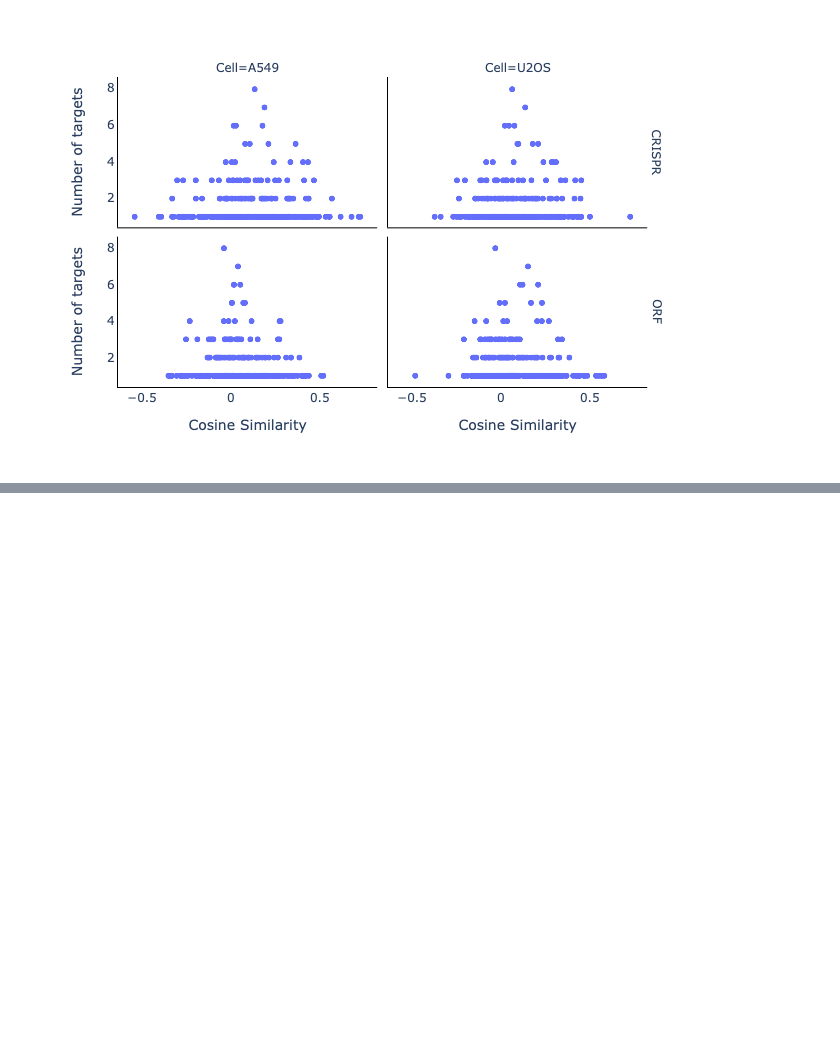
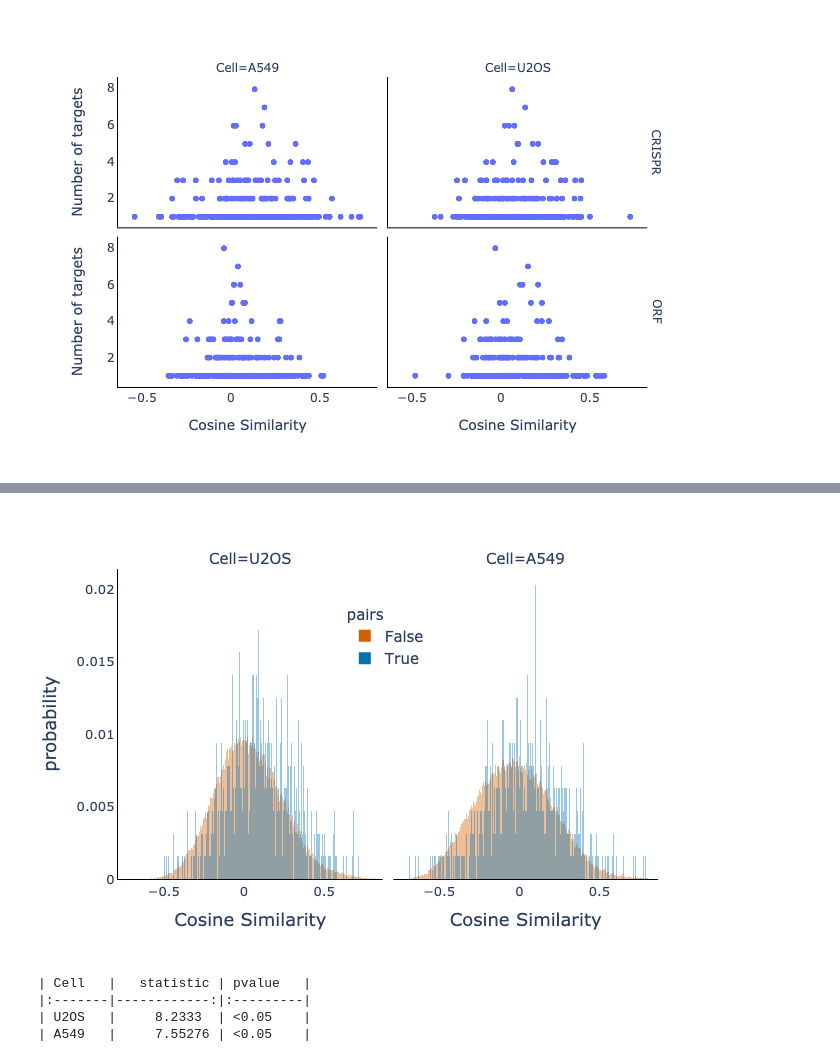
Before and after one commit to jump-cellpainting/2024_Chandrasekaran_NatureMethods, a Jupyter notebook: benchmark/5.visualize-similarities.ipynb, the cells around one changed output, grey strips where cells are left out. Drawn from its saved outputs; the diff is of its cells as text; code cells hidden in the pictures; blank space fills up the shorter version.

```diff
--- a/benchmark/5.visualize-similarities.ipynb
+++ b/benchmark/5.visualize-similarities.ipynb
@@ -173,0 +186,21 @@ fig.write_image('figures/5.cosine_similarities.png', width=640, height=480, scal
+# %%
+for cell_type in matching_df.Cell.unique():
+    cell_df = matching_df.query('Cell==@cell_type')
+
+    crispr_df = cell_df.query('Genetic_Perturbation=="CRISPR"').query('pairs==True')
+    orf_df = cell_df.query('Genetic_Perturbation=="ORF"').query('pairs==True')
+    crispr_null_df = cell_df.query('Genetic_Perturbation=="CRISPR"').query('pairs==False')
+    orf_null_df = cell_df.query('Genetic_Perturbation=="ORF"').query('pairs==False')
+
+    ttest_2sample = sps.ttest_ind(crispr_df.cosine_sim.values, orf_df.cosine_sim.values)
+    ttest_2sample_null = sps.ttest_ind(crispr_null_df.cosine_sim.values, orf_null_df.cosine_sim.values)
+
+    matching_statistic_df = matching_statistic_df.append({'Cell': f'{cell_type}',
+                                                          'Samples': 'CRISPR-ORF',
+                                                          'statistic': ttest_2sample.statistic,
+                                                          'pvalue': f'{utils.convert_pvalue(ttest_2sample.pvalue)}'}, ignore_index=True)
+
+    matching_statistic_df = matching_statistic_df.append({'Cell': f'{cell_type}',
+                                                          'Samples': 'CRISPR null-ORF null',
+                                                          'statistic': ttest_2sample_null.statistic,
+                                                          'pvalue': f'{utils.convert_pvalue(ttest_2sample_null.pvalue)}'}, ignore_index=True)
@@ -202,0 +338,24 @@ fig.write_image('figures/5.cosine_similarities_ntargets.png', width=640, height=
+# %%
+fig = px.histogram(
+    orf_crispr_matching_df,
+    x = 'cosine_sim',
+    color = 'pairs',
+    facet_col = 'Cell',
+    opacity=0.4,
+    histnorm='probability',
+    barmode='overlay',
+    color_discrete_map=color_discrete_map_null
+    )
+fig.update_layout(
+    xaxis1=dict(title='Cosine Similarity', linecolor = "#000000", tickfont=dict(size=13)),
+    xaxis2=dict(title='Cosine Similarity', linecolor = "#000000", tickfont=dict(size=13)),
+    yaxis1=dict(linecolor = "#000000", tickfont=dict(size=13)),
+    font=dict(size=15),
+    paper_bgcolor='rgba(0,0,0,0)',
+    plot_bgcolor='rgba(0,0,0,0)',
+    legend=dict(x=0.42, y=0.9, bgcolor="white")
+)
+fig.show("png")
+fig.write_image('figures/5.orf_crispr_cosine_similarities.png', width=640, height=480, scale=2)
+# %% [output]
+[figure, added]
@@ -202,0 +372,7 @@ fig.write_image('figures/5.cosine_similarities_ntargets.png', width=640, height=
+# %%
+print(orf_crispr_matching_statistic_df[['Cell', 'statistic', 'pvalue']].to_markdown(index=False))
+# %% [output]
+| Cell   |   statistic | pvalue   |
+|:-------|------------:|:---------|
+| U2OS   |     8.2333  | <0.05    |
+| A549   |     7.55276 | <0.05    |
```
Also changed, not shown: parts of 10 cells of this notebook, 3 other files.
